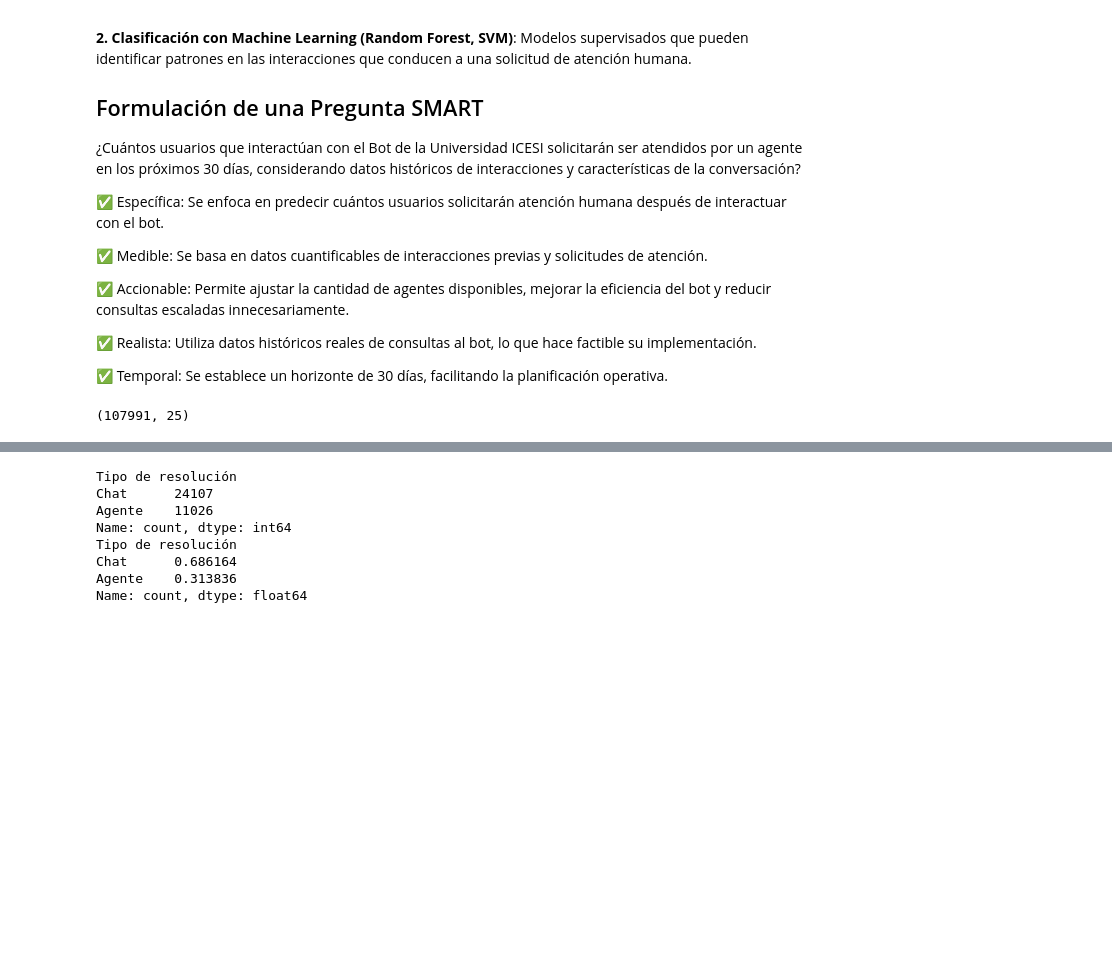
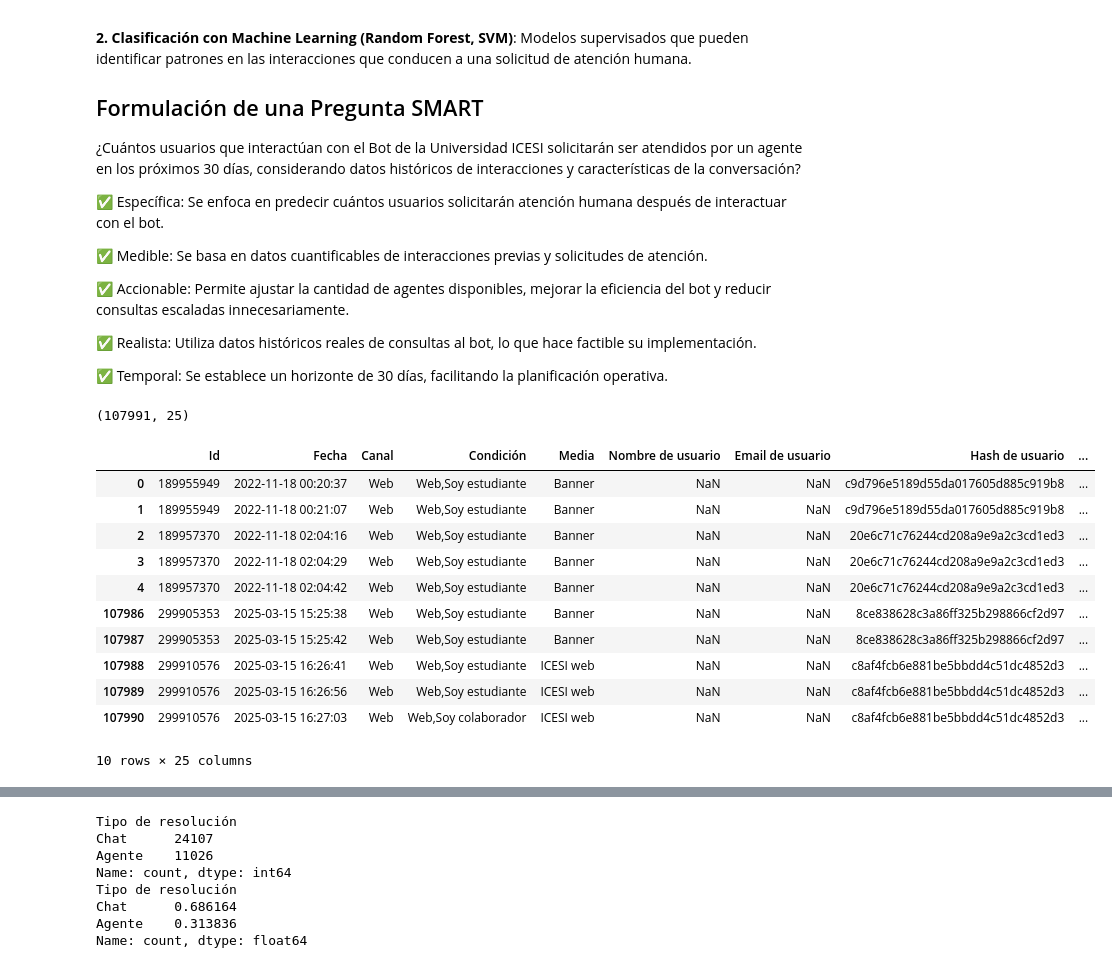
Before and after one commit to jeramirez169/An-lisis-exploratorio-de-datos, a Jupyter notebook: Proyecto Análisis exploratorio.ipynb, the cells around one changed output, grey strips where cells are left out. Saved outputs shown, nothing was run; the diff lists cells and outputs as text; code cells hidden in the pictures; blank space fills up the shorter version.

Commit message:
Se creó con Colab

```diff
--- a/Proyecto Análisis exploratorio.ipynb
+++ b/Proyecto Análisis exploratorio.ipynb
@@ -37,11 +39,35 @@ Algunas metodologías adecuadas para este análisis incluyen:
 
 ✅ Temporal: Se establece un horizonte de 30 días, facilitando la planificación operativa.
 # %%
+#Importar la base de datos
+
 import pandas as pd
 
 file_url = 'https://github.com/jeramirez169/An-lisis-exploratorio-de-datos/raw/main/SofiDataset.xlsx'
+
+df = pd.read_excel(file_url)
+
+print(df.shape)
+# %% [output]
+(107991, 25)
-# %%
-df = pd.read_excel(file_url)
-print(df.shape)
-# %% [output]
-(107991, 25)
+# %%
+# Exploración de datos
+
+# Concatenar los primeros y últimos 5 registros
+top_bottom = pd.concat([df.head(), df.tail()])
+
+# Mostrar la tabla resultante
+top_bottom
+# %% [output]
+|  | Id | Fecha | Canal | Condición | Media | Nombre de usuario | Email de usuario | Hash de usuario | ... |
+| 0 | 189955949 | 2022-11-18 00:20:37 | Web | Web,Soy estudiante | Banner | NaN | NaN | c9d796e5189d55da017605d885c919b8 | ... |
+| 1 | 189955949 | 2022-11-18 00:21:07 | Web | Web,Soy estudiante | Banner | NaN | NaN | c9d796e5189d55da017605d885c919b8 | ... |
+| 2 | 189957370 | 2022-11-18 02:04:16 | Web | Web,Soy estudiante | Banner | NaN | NaN | 20e6c71c76244cd208a9e9a2c3cd1ed3 | ... |
+| 3 | 189957370 | 2022-11-18 02:04:29 | Web | Web,Soy estudiante | Banner | NaN | NaN | 20e6c71c76244cd208a9e9a2c3cd1ed3 | ... |
+| 4 | 189957370 | 2022-11-18 02:04:42 | Web | Web,Soy estudiante | Banner | NaN | NaN | 20e6c71c76244cd208a9e9a2c3cd1ed3 | ... |
+| 107986 | 299905353 | 2025-03-15 15:25:38 | Web | Web,Soy estudiante | Banner | NaN | NaN | 8ce838628c3a86ff325b298866cf2d97 | ... |
+| 107987 | 299905353 | 2025-03-15 15:25:42 | Web | Web,Soy estudiante | Banner | NaN | NaN | 8ce838628c3a86ff325b298866cf2d97 | ... |
+| 107988 | 299910576 | 2025-03-15 16:26:41 | Web | Web,Soy estudiante | ICESI web | NaN | NaN | c8af4fcb6e881be5bbdd4c51dc4852d3 | ... |
+| 107989 | 299910576 | 2025-03-15 16:26:56 | Web | Web,Soy estudiante | ICESI web | NaN | NaN | c8af4fcb6e881be5bbdd4c51dc4852d3 | ... |
+| 107990 | 299910576 | 2025-03-15 16:27:03 | Web | Web,Soy colaborador | ICESI web | NaN | NaN | c8af4fcb6e881be5bbdd4c51dc4852d3 | ... |
+10 rows × 25 columns
```
Also changed, not shown: parts of 3 cells of this notebook.
